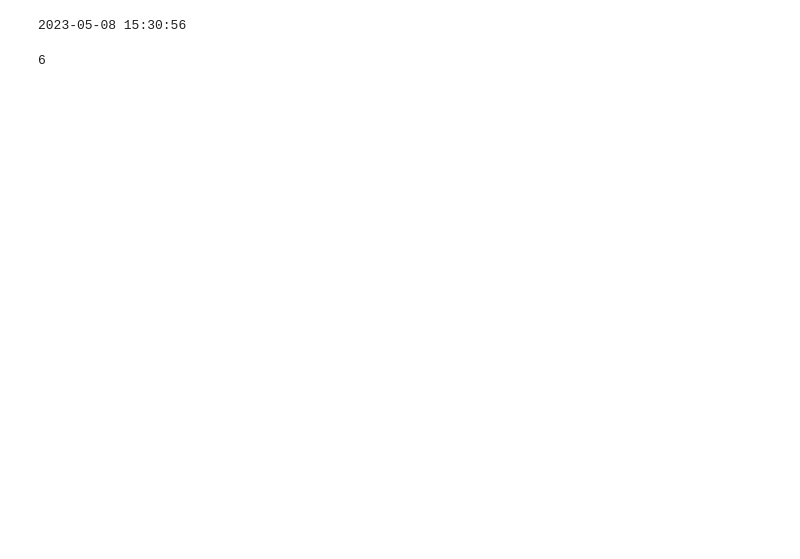
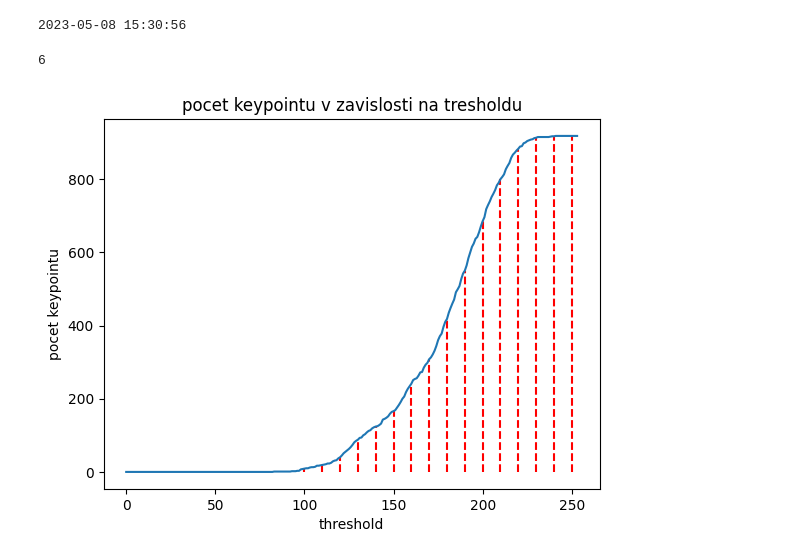
Before and after one commit to HonzaHalik/AstroPi, a Jupyter notebook: iss_speed.ipynb, the cells around one changed output. Drawn from its saved outputs; the diff is of its cells as text; code cells hidden in the pictures; blank space fills up the shorter version.

Commit message:
dokonceni filter_features()

```diff
--- a/iss_speed.ipynb
+++ b/iss_speed.ipynb
@@ -39,6 +37,38 @@ def calculate_features(image_1, image_2, feature_number):
     keypoints_1, descriptors_1 = orb.detectAndCompute(image_1_cv, None)
     keypoints_2, descriptors_2 = orb.detectAndCompute(image_2_cv, None)
     return keypoints_1, keypoints_2, descriptors_1, descriptors_2
+# %%
+if image_1 != None:
+    keypoints_1, keypoints_2, descriptors_1, descriptors_2 = calculate_features(image_1_cv, image_2_cv, 1000)
+    #@ zjistime optimalni threshold
+    keypoint_volume = []
+    for threshold in range(1,255):
+        keypoints_1_filtered = []
+        #* abych zjistil jakej data threshold
+        #* proiteruju skrz keypointy, zjistim jejich svetlost
+        for kp_1 in keypoints_1:
+            #zis kam svetlost pixelu na koordinacich stejnych jako jsou koordinace(pozice(pt)) keypointu
+            intensity_1 = image_1_cv[int(kp_1.pt[1]), int(kp_1.pt[0])]
+            #print(f"svetlost kp_1: {intensity_1}")
+            # ponecham jen ty keypointy, ktere jsou dost tmave a jejich descriptory
+            if intensity_1 < threshold:
+                keypoints_1_filtered.append(kp_1)
+        keypoints_1_filtered = tuple(keypoints_1_filtered)
+        #@ veci pro graf
+        keypoint_volume.append(len(keypoints_1_filtered))
+    #@ GRAF mnoztvi dost tmavych keypointu v zavislosti na thresholdu
+    from matplotlib import pyplot as plt
+    plt.title("pocet keypointu v zavislosti na tresholdu")
+    plt.ylabel("pocet keypointu")
+    plt.xlabel("threshold")
+    # Specify the tick positions and labels for the x-axis
+
+    for interval in range(0,255,10):
+        plt.vlines(x=interval, ymin=0, ymax=keypoint_volume[interval], colors='red', linestyles='dashed', label=f'Interval {interval}')
+    plt.plot(range(len(keypoint_volume)), keypoint_volume)
+    plt.show()
+# %% [output]
+[figure, added]
 # %%
 
 #@ filtrovani features tak aby jsme ignorovali mraky(byli features)
```
Also changed, not shown: parts of 6 cells of this notebook.
